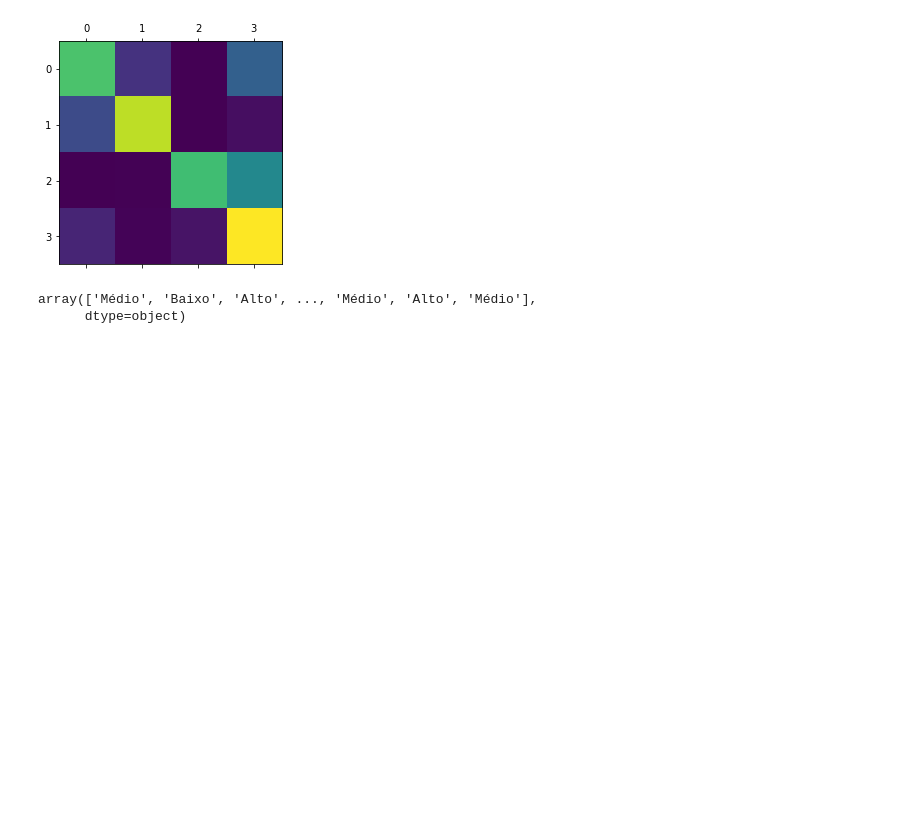
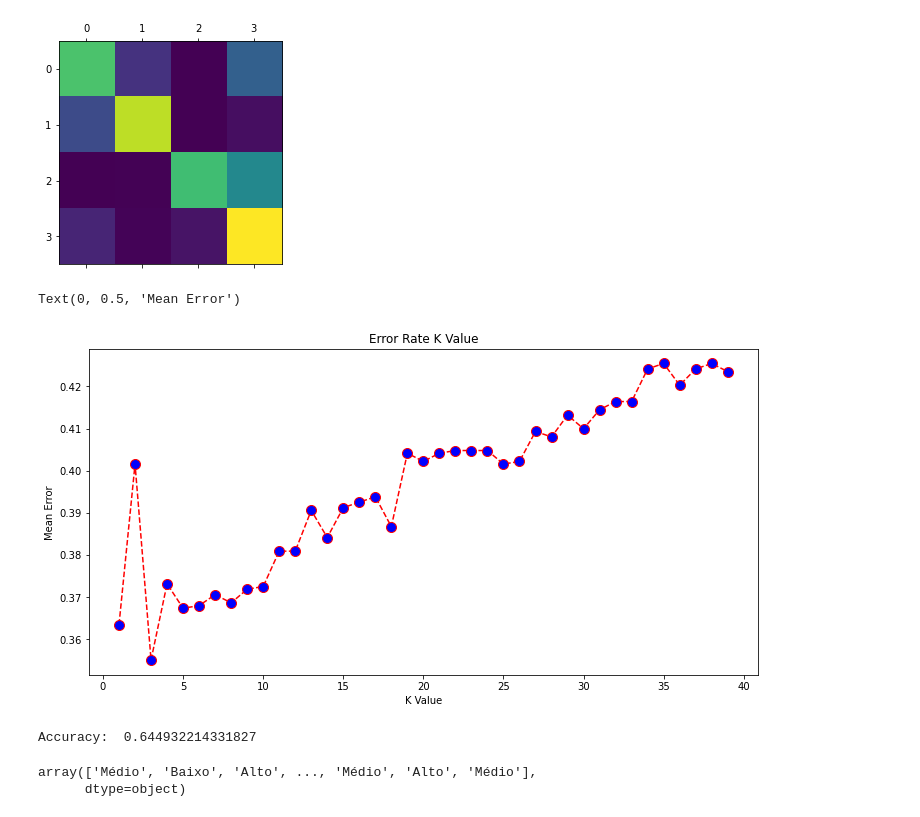
Before and after one commit to Fitonho/ML-classification, a Jupyter notebook: trabalho2.ipynb, the cells around one changed output. Saved outputs shown, nothing was run; the diff lists cells and outputs as text; code cells hidden in the pictures; blank space fills up the shorter version.

Commit message:
adicionando um seletor de K value

```diff
--- a/trabalho2.ipynb
+++ b/trabalho2.ipynb
@@ -30,7 +30,7 @@ Index(['Suburb', 'Address', 'Rooms', 'Type', 'Price', 'Method', 'SellerG',
 #Limpeza dos dados
 data.dropna(inplace=True)
 
-data.drop(['Address', 'Method', 'SellerG', 'Date', 'Postcode', 'CouncilArea', 'Lattitude', 'Longtitude'],inplace=True, axis=1)
+data.drop(['Address', 'Price', 'Method', 'SellerG', 'Date', 'Postcode', 'CouncilArea', 'Lattitude', 'Longtitude'],inplace=True, axis=1)
 # %%
 # Criando as classes de preço
 data['PriceRange'] = pd.cut(data['Price'],[0,500000,1000000,1500000,np.inf],labels=['Baixo','Médio','Alto','Altíssimo'])
@@ -61,7 +61,7 @@ data['PriceRange'] = pd.cut(data['Price'],[0,500000,1000000,1500000,np.inf],labe
 # Set variables for the targets and features
 y = data['PriceRange']
 #NOTA: usando X com dummies para lidar com atributos nominais
-X = pd.get_dummies(data.drop(['PriceRange', 'Price'], axis=1))
+X = pd.get_dummies(data.drop(['PriceRange'], axis=1))
 
 # Holdout
 train_X, test_X, train_y, test_y = train_test_split(X, y, random_state=7)
@@ -117,12 +117,36 @@ Normalized confusion matrix:
  [0.09026798 0.00705219 0.04513399 0.85754584]]
 <matplotlib.image.AxesImage at 0x...>
 [figure]
+# %%
+# Descobrindo melhor K value
+error = []
+
+for i in range(1, 40):
+    knn = KNeighborsClassifier(n_neighbors=i)
+    knn.fit(train_X, train_y)
+    pred_i = knn.predict(test_X)
+    error.append(np.mean(pred_i != test_y))
+
+plt.figure(figsize=(12, 6))
+plt.plot(range(1, 40), error, color='red', linestyle='dashed', marker='o',
+         markerfacecolor='blue', markersize=10)
+plt.title('Error Rate K Value')
+plt.xlabel('K Value')
+plt.ylabel('Mean Error')
+# %% [output]
+Text(0, 0.5, 'Mean Error')
+[figure, added]
 # %%
 #KNN
 from sklearn.neighbors import KNeighborsClassifier
-classifier = KNeighborsClassifier(n_neighbors=5)
+classifier = KNeighborsClassifier(n_neighbors=3)
 classifier.fit(train_X, train_y)
 pred_y = classifier.predict(test_X)
+
+accuracy = metrics.accuracy_score(test_y, pred_y)
+print("Accuracy: ", accuracy)
+# %% [output]
+Accuracy:  0.644932214331827
 # %%
 pred_y
 # %% [output]
```
